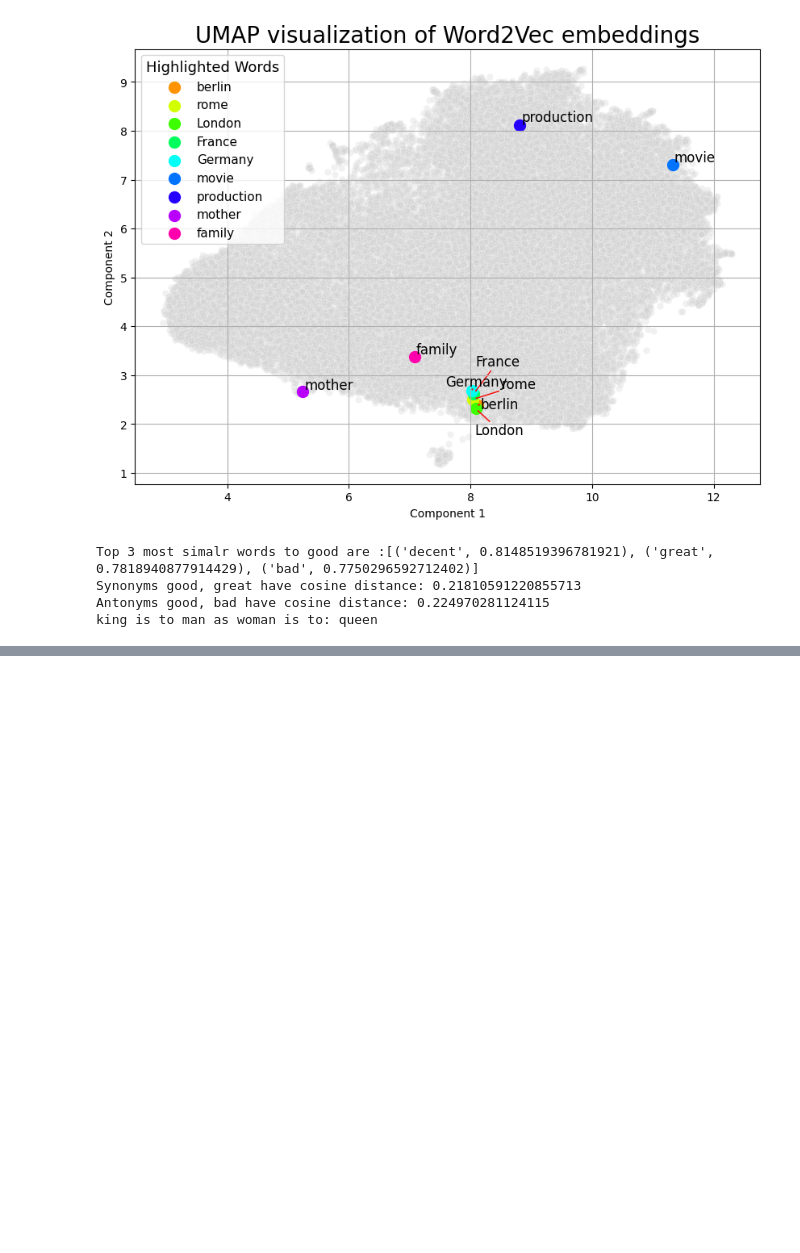
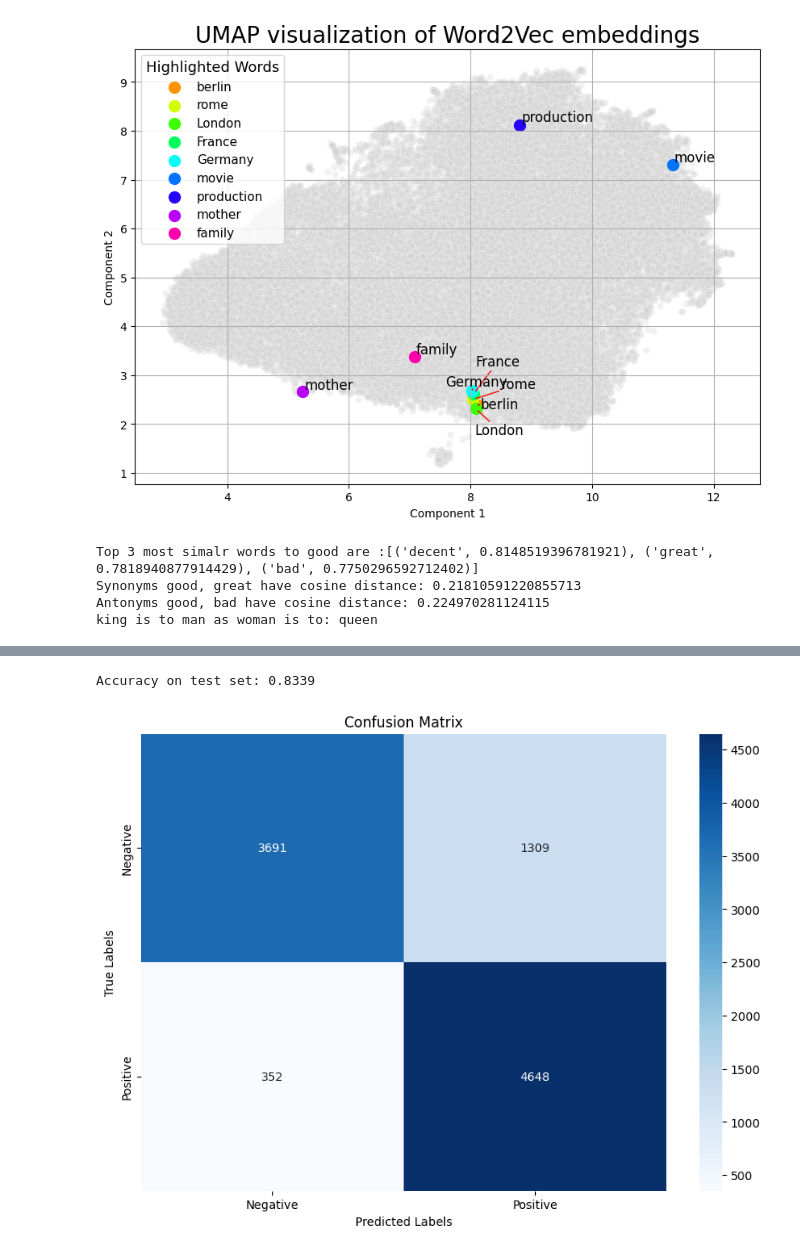
Before and after one commit to matt-pc-yang/Modern-AI-Agents, a Jupyter notebook: chr1/practice.ipynb, the cells around one changed output, grey strips where cells are left out. Drawn from its saved outputs; the diff is of its cells as text; code cells hidden in the pictures; blank space fills up the shorter version.

```diff
--- a/chr1/practice.ipynb
+++ b/chr1/practice.ipynb
@@ -227,0 +635,42 @@ king is to man as woman is to: queen
+# %%
+from sklearn.metrics import confusion_matrix
+from sklearn.metrics import accuracy_score
+
+def predict_batch(model, data_loader, device):
+    """Predict output for a batch of data using the RNN model."""
+    model.eval()
+    predictions = []
+    true_labels = []
+
+    with torch.no_grad():
+        for inputs, labels in data_loader:
+            inputs = inputs.to(device)
+            batch_size = inputs.size(0)
+
+            hidden = model.init_hidden(batch_size).to(device)
+
+            output, _ = model(inputs, hidden)
+
+            predicted_probs = torch.sigmoid(output)
+            predicted_labels = (predicted_probs > 0.60).float()
+
+            predictions.extend(predicted_labels.cpu().numpy())
+            true_labels.extend(labels.cpu().numpy())
+
+    return predictions, true_labels, predicted_probs, labels
+
+
+predictions, true_labels, predicted_probs, labels = predict_batch(model, test_loader, device)
+print(f'Accuracy on test set: {accuracy_score(true_labels, predictions)}')
+# Plot confusion matrix
+conf_matrix = confusion_matrix(true_labels, predictions)
+plt.figure(figsize=(10, 7))
+sns.heatmap(conf_matrix, annot=True, fmt='d', cmap='Blues', xticklabels=['Negative', 'Positive'], yticklabels=['Negative', 'Positive'])
+plt.xlabel('Predicted Labels')
+plt.ylabel('True Labels')
+plt.title('Confusion Matrix')
+plt.savefig('confusion_matrix.jpg', format='jpeg', bbox_inches='tight')
+plt.show()
+# %% [output]
+Accuracy on test set: 0.8339
+[figure, added]
```
Also changed, not shown: parts of 13 cells of this notebook.
